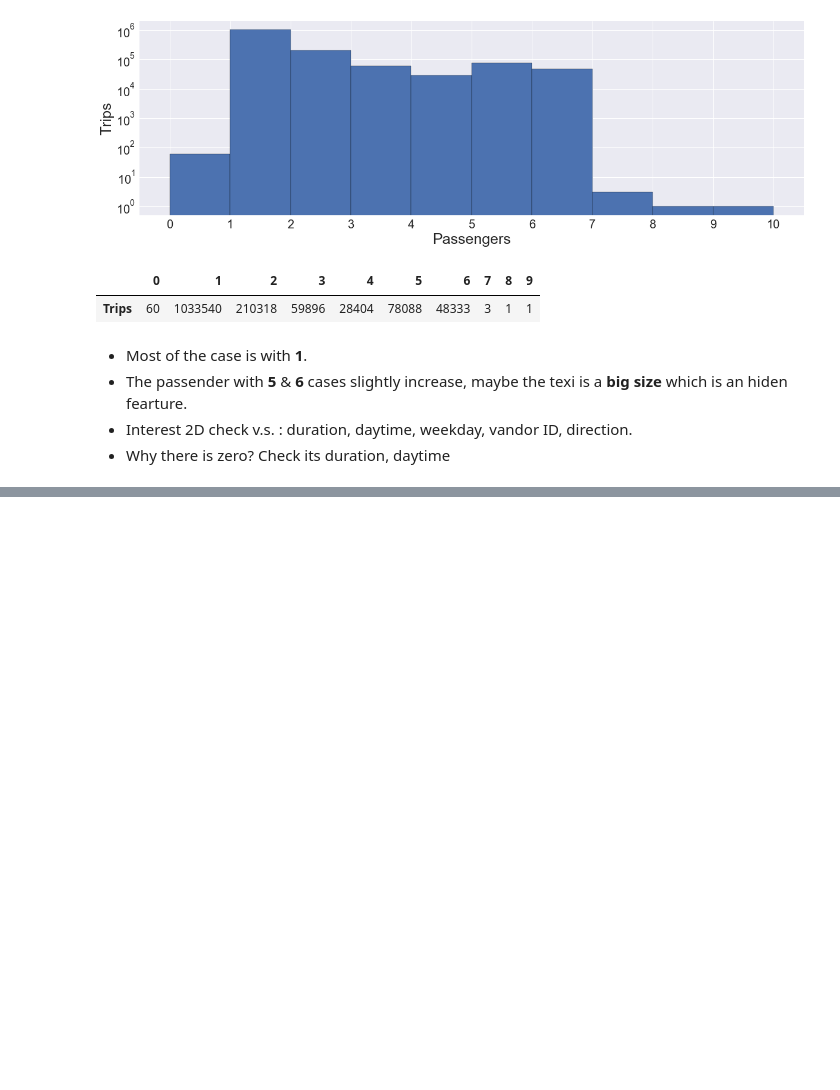
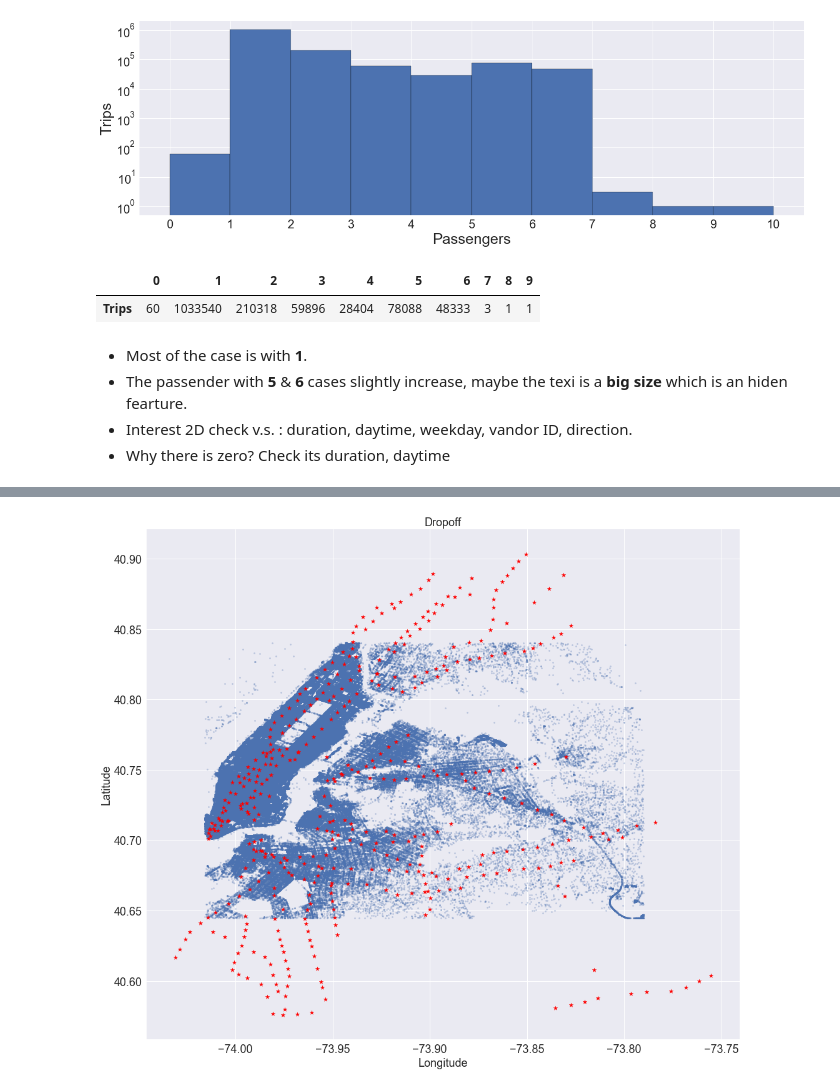
Before and after one commit to yennanliu/NYC_Taxi_Trip_Duration, a Jupyter notebook: notebook/EDA_jtsai_overview.ipynb, the cells around one changed output, grey strips where cells are left out. Drawn from its saved outputs; the diff is of its cells as text; code cells hidden in the pictures; blank space fills up the shorter version.

```diff
--- a/notebook/EDA_jtsai_overview.ipynb
+++ b/notebook/EDA_jtsai_overview.ipynb
@@ -390,0 +428,7 @@ The longitude/latitude where the meter was engage/disengaged<br />
+# %%
+plt.figure(figsize=(17,15))
+draw_map(x_drop, y_drop, 'Dropoff')
+draw_sub(df_subway)
+plt.show()
+# %% [output]
+[figure, added]
```
Also changed, not shown: parts of 10 cells of this notebook.
